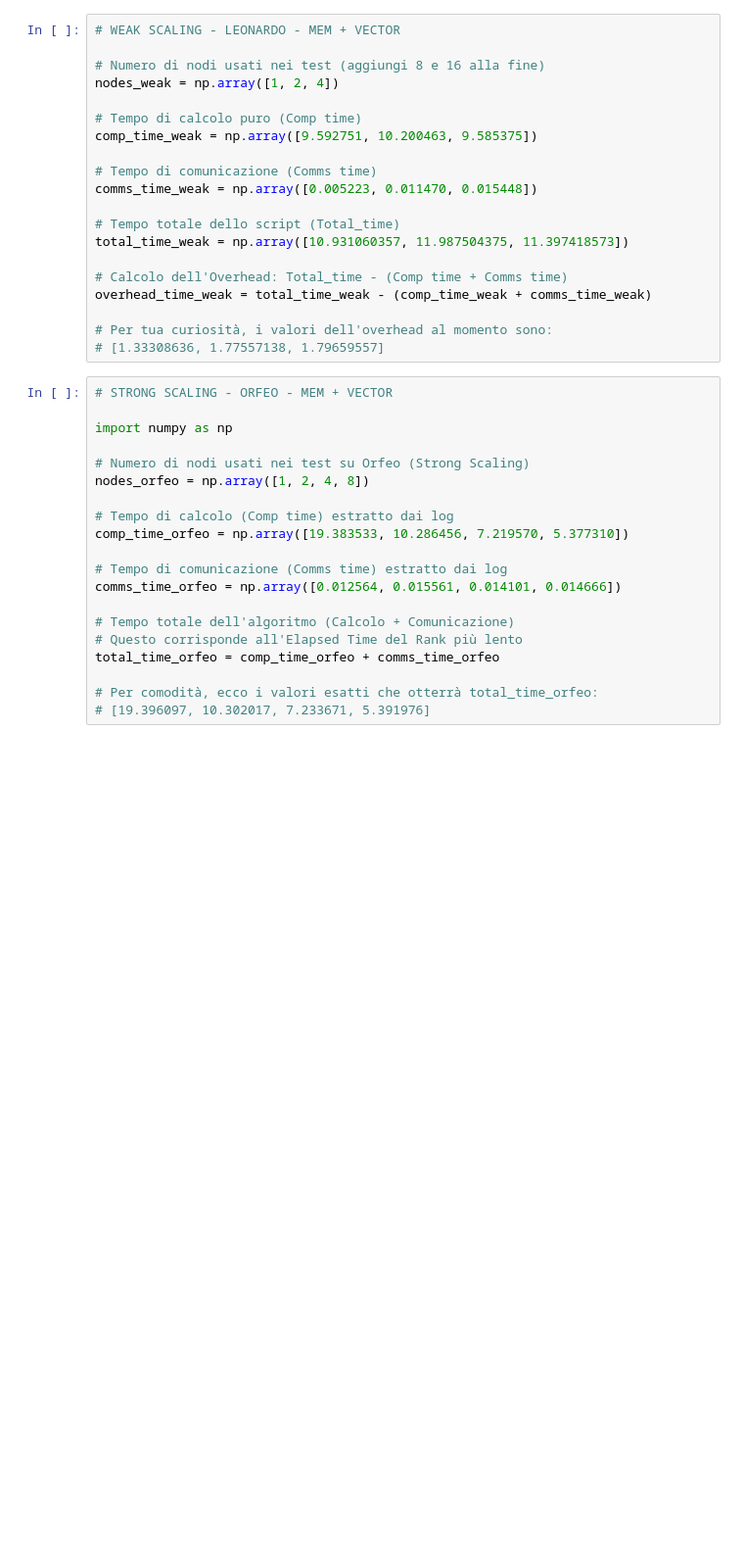
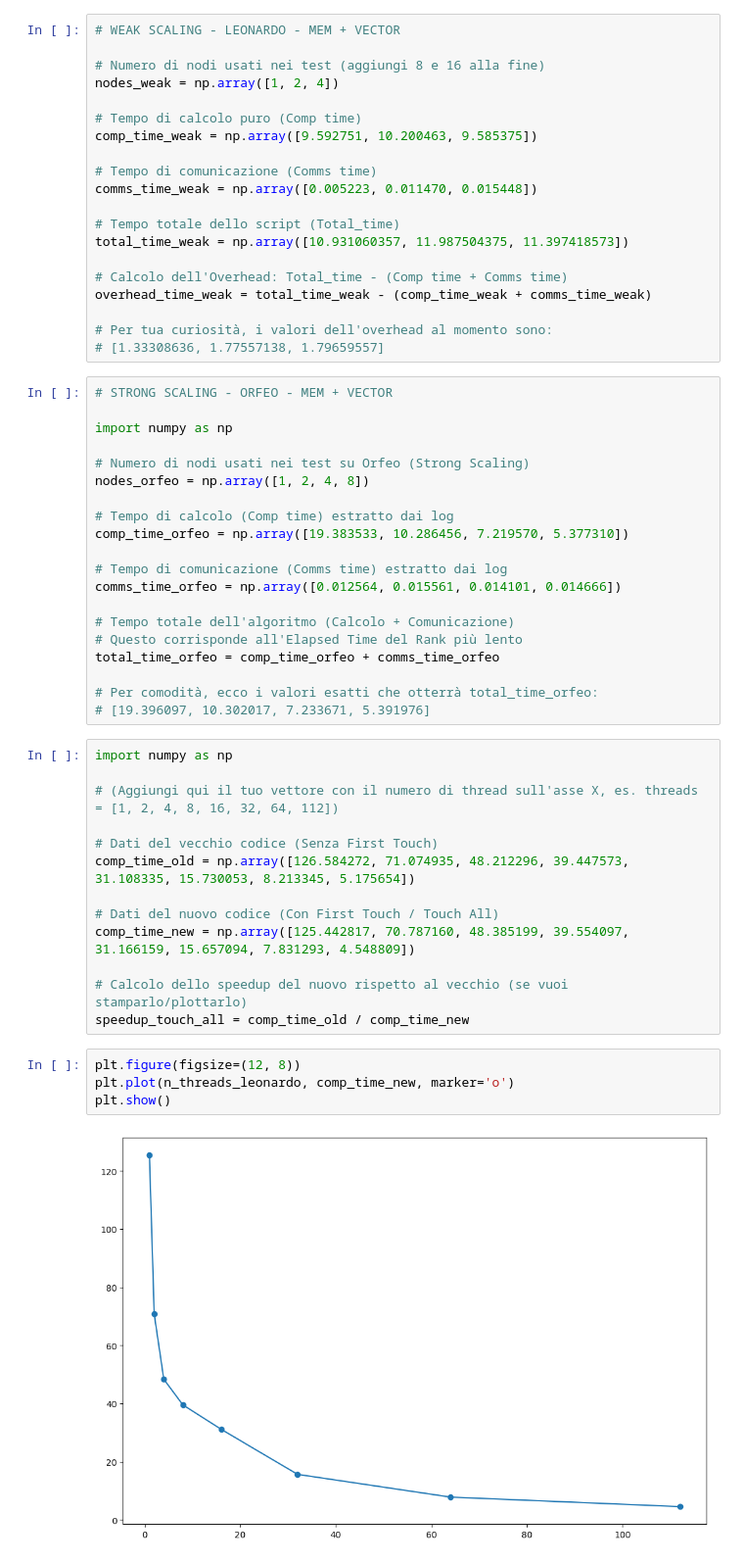
Before and after one commit to lennyka/HPC_project, a Jupyter notebook: plot.ipynb, the cells around one changed output. Shown at 98% size. Saved outputs shown, nothing was run; the diff lists cells and outputs as text; blank space fills up the shorter version.

```diff
--- a/plot.ipynb
+++ b/plot.ipynb
@@ -218,3 +209,22 @@ total_time_orfeo = comp_time_orfeo + comms_time_orfeo
 
 # Per comodità, ecco i valori esatti che otterrà total_time_orfeo:
 # [19.396097, 10.302017, 7.233671, 5.391976]
+# %%
+import numpy as np
+
+# (Aggiungi qui il tuo vettore con il numero di thread sull'asse X, es. threads = [1, 2, 4, 8, 16, 32, 64, 112])
+
+# Dati del vecchio codice (Senza First Touch)
+comp_time_old = np.array([126.584272, 71.074935, 48.212296, 39.447573, 31.108335, 15.730053, 8.213345, 5.175654])
+
+# Dati del nuovo codice (Con First Touch / Touch All)
+comp_time_new = np.array([125.442817, 70.787160, 48.385199, 39.554097, 31.166159, 15.657094, 7.831293, 4.548809])
+
+# Calcolo dello speedup del nuovo rispetto al vecchio (se vuoi stamparlo/plottarlo)
+speedup_touch_all = comp_time_old / comp_time_new
+# %%
+plt.figure(figsize=(12, 8))
+plt.plot(n_threads_leonardo, comp_time_new, marker='o')
+plt.show()
+# %% [output]
+[figure, added]
```
Also changed, not shown: parts of 1 cell of this notebook, 9 other files.
